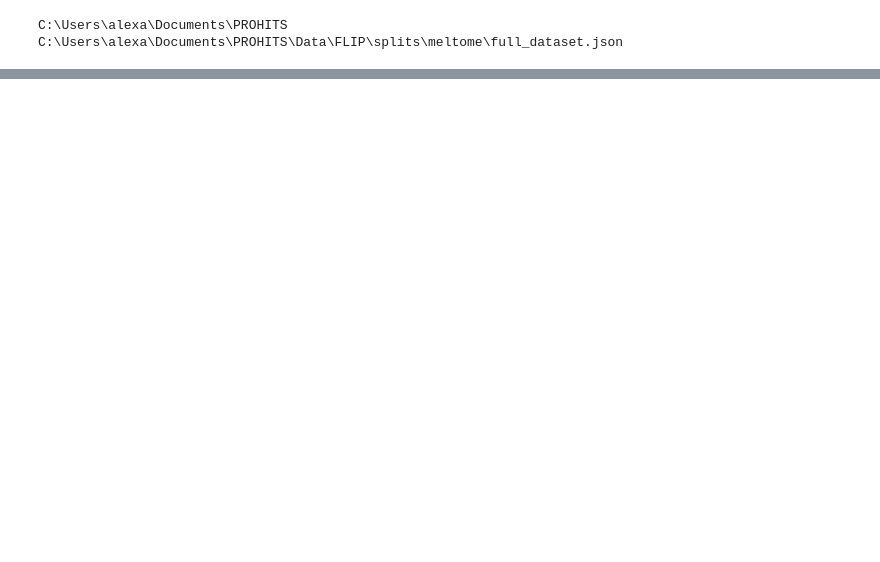
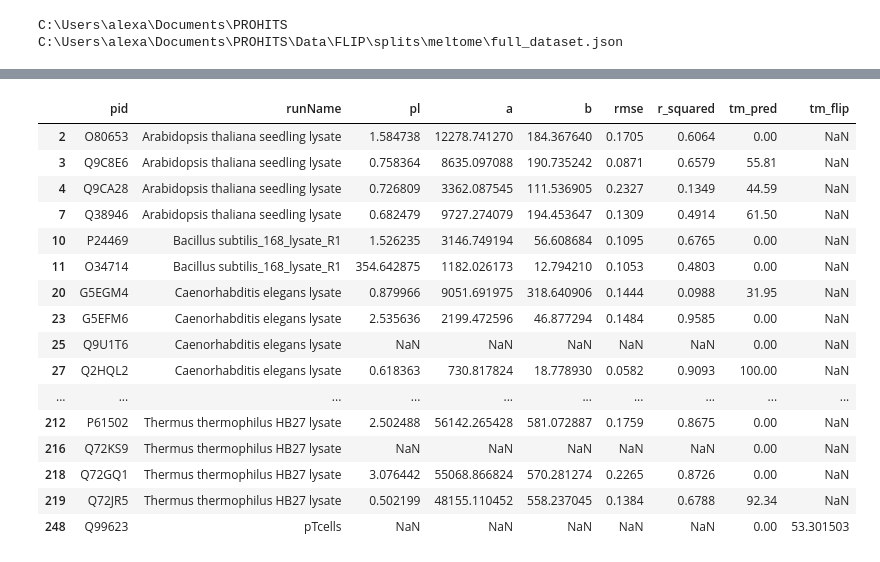
Before and after one commit to D3m0st3n/TPPCurveFitCLI, a Jupyter notebook: test.ipynb, the cells around one changed output, grey strips where cells are left out. Cells and saved outputs as stored; diff of their text form; code cells hidden in the pictures; blank space fills up the shorter version.

```diff
--- a/test.ipynb
+++ b/test.ipynb
@@ -116,0 +142,2 @@ print(t.get_statistics())
+# %%
+results = data_handler.process(10)
@@ -116,0 +206,20 @@ print(t.get_statistics())
+# %%
+results[results.isna().any(axis=1)]
+# %% [output]
+|  | pid | runName | pl | a | b | rmse | r_squared | tm_pred | tm_flip |
+| 2 | O80653 | Arabidopsis thaliana seedling lysate | 1.584738 | 12278.741270 | 184.367640 | 0.1705 | 0.6064 | 0.00 | NaN |
+| 3 | Q9C8E6 | Arabidopsis thaliana seedling lysate | 0.758364 | 8635.097088 | 190.735242 | 0.0871 | 0.6579 | 55.81 | NaN |
+| 4 | Q9CA28 | Arabidopsis thaliana seedling lysate | 0.726809 | 3362.087545 | 111.536905 | 0.2327 | 0.1349 | 44.59 | NaN |
+| 7 | Q38946 | Arabidopsis thaliana seedling lysate | 0.682479 | 9727.274079 | 194.453647 | 0.1309 | 0.4914 | 61.50 | NaN |
+| 10 | P24469 | Bacillus subtilis_168_lysate_R1 | 1.526235 | 3146.749194 | 56.608684 | 0.1095 | 0.6765 | 0.00 | NaN |
+| 11 | O34714 | Bacillus subtilis_168_lysate_R1 | 354.642875 | 1182.026173 | 12.794210 | 0.1053 | 0.4803 | 0.00 | NaN |
+| 20 | G5EGM4 | Caenorhabditis elegans lysate | 0.879966 | 9051.691975 | 318.640906 | 0.1444 | 0.0988 | 31.95 | NaN |
+| 23 | G5EFM6 | Caenorhabditis elegans lysate | 2.535636 | 2199.472596 | 46.877294 | 0.1484 | 0.9585 | 0.00 | NaN |
+| 25 | Q9U1T6 | Caenorhabditis elegans lysate | NaN | NaN | NaN | NaN | NaN | 0.00 | NaN |
+| 27 | Q2HQL2 | Caenorhabditis elegans lysate | 0.618363 | 730.817824 | 18.778930 | 0.0582 | 0.9093 | 100.00 | NaN |
+| ... | ... | ... | ... | ... | ... | ... | ... | ... | ... |
+| 212 | P61502 | Thermus thermophilus HB27 lysate | 2.502488 | 56142.265428 | 581.072887 | 0.1759 | 0.8675 | 0.00 | NaN |
+| 216 | Q72KS9 | Thermus thermophilus HB27 lysate | NaN | NaN | NaN | NaN | NaN | 0.00 | NaN |
+| 218 | Q72GQ1 | Thermus thermophilus HB27 lysate | 3.076442 | 55068.866824 | 570.281274 | 0.2265 | 0.8726 | 0.00 | NaN |
+| 219 | Q72JR5 | Thermus thermophilus HB27 lysate | 0.502199 | 48155.110452 | 558.237045 | 0.1384 | 0.6788 | 92.34 | NaN |
+| 248 | Q99623 | pTcells | NaN | NaN | NaN | NaN | NaN | 0.00 | 53.301503 |
```
Also changed, not shown: parts of 23 cells of this notebook, 2 other files.
